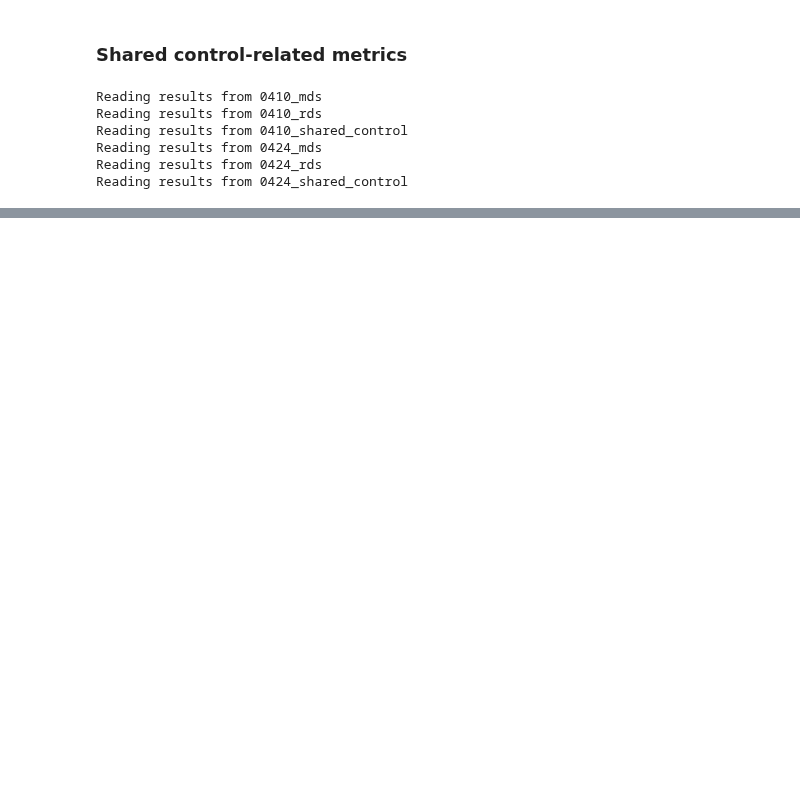
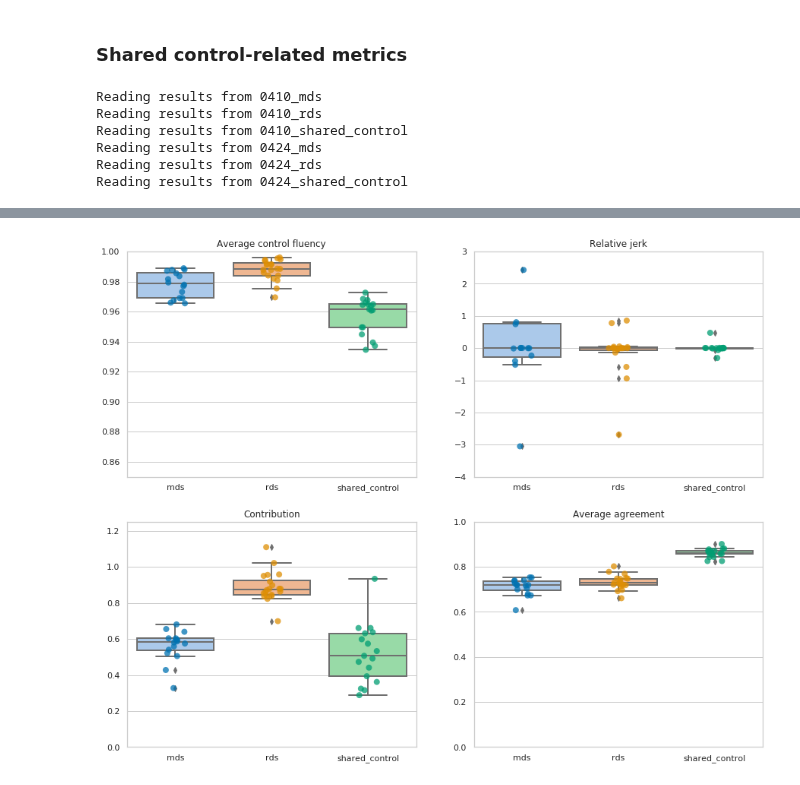
Before and after one commit to epfl-lasa/crowdbot-evaluation-tools, a Jupyter notebook: notebooks/comprehensive_eval.ipynb, the cells around one changed output, grey strips where cells are left out. Cells and saved outputs as stored; diff of their text form; code cells hidden in the pictures; blank space fills up the shorter version.

```diff
--- a/notebooks/comprehensive_eval.ipynb
+++ b/notebooks/comprehensive_eval.ipynb
@@ -1396,0 +1539,66 @@ plt.close()
+# %%
+control_fig, control_axes = plt.subplots(2, 2, figsize=(15, 12))
+
+categorical_plot(
+    axes=control_axes[0,0],
+    df=control_metrics_df,
+    metric='avg_fluency',
+    catogory='control_type',
+    title='Average control fluency',
+    xlabel='',
+    ylabel='',
+    ylim=[0.85, 1.0],
+    # lgd_labels=['April 10, 2021', 'April 24, 2021'],
+    # group='date',
+    kind='box',
+)
+
+categorical_plot(
+    axes=control_axes[0,1],
+    df=control_metrics_df,
+    metric='rel_jerk',
+    catogory='control_type',
+    title='Relative jerk',
+    xlabel='',
+    ylabel='',
+    ylim=[-4.0, 3.0],
+    # lgd_labels=['April 10, 2021', 'April 24, 2021'],
+    # group='date',
+    loc='upper right',
+    kind='box',
+)
+
+categorical_plot(
+    axes=control_axes[1,0],
+    df=control_metrics_df,
+    metric='contribution',
+    catogory='control_type',
+    title='Contribution',
+    xlabel='',
+    ylabel='',
+    ylim=[0.0, 1.25],
+    # lgd_labels=['April 10, 2021', 'April 24, 2021'],
+    # group='date',
+    loc='upper right',
+    kind='box',
+)
+
+categorical_plot(
+    axes=control_axes[1,1],
+    df=control_metrics_df,
+    metric='avg_agreement',
+    catogory='control_type',
+    title='Average agreement',
+    xlabel='',
+    ylabel='',
+    ylim=[0.0, 1.0],
+    # lgd_labels=['April 10, 2021', 'April 24, 2021'],
+    # group='date',
+    kind='box',
+)
+
+plt.savefig("comp_control_nogroup.pdf", dpi=300)
+
+plt.show()
+# %% [output]
+[figure, added]
```
Also changed, not shown: parts of 15 cells of this notebook, 12 other files.
